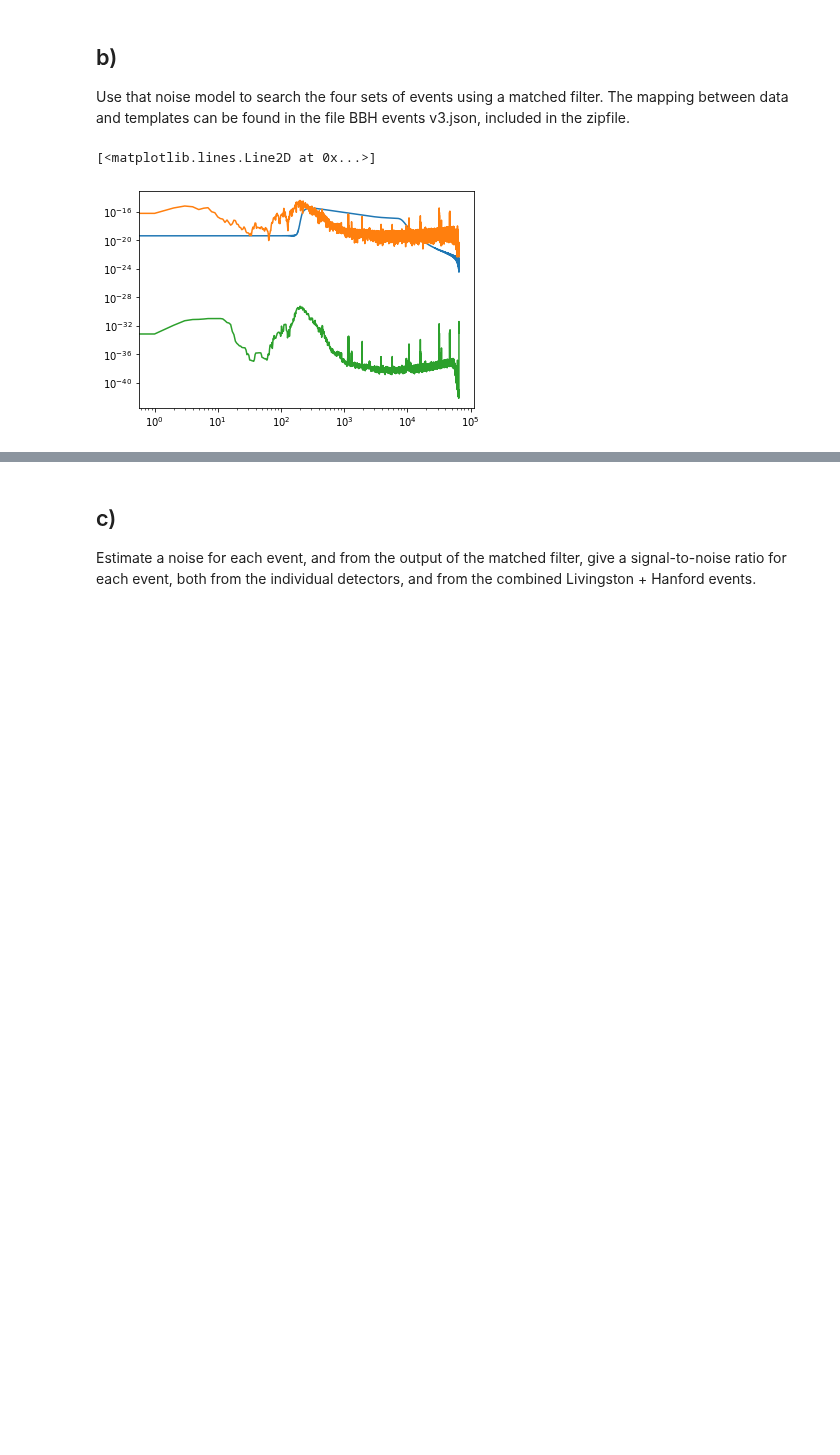
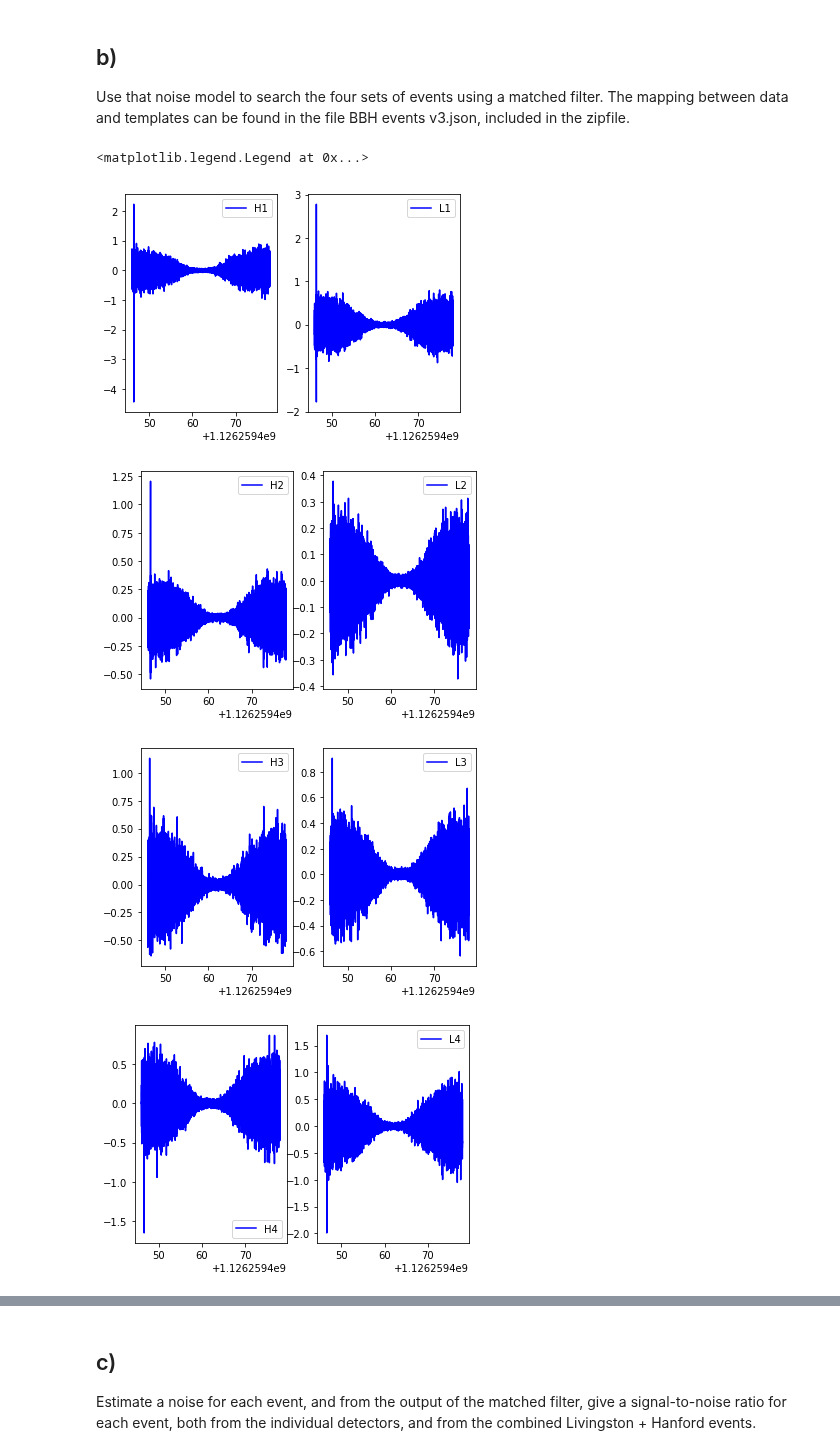
Before and after one commit to RphlFrmnt/PHYS512, a Jupyter notebook: LIGO_Assignment5/Assign_5.ipynb, the cells around one changed output, grey strips where cells are left out. Cells and saved outputs as stored; diff of their text form; code cells hidden in the pictures; blank space fills up the shorter version.

```diff
--- a/LIGO_Assignment5/Assign_5.ipynb
+++ b/LIGO_Assignment5/Assign_5.ipynb
@@ -269,7 +269,7 @@ filter. The mapping between data and templates can be found in the file
 BBH events v3.json, included in the zipfile.
 # %%
 # First let's define a function that can easily do everything done in a) for an event.
-def do_part_a_stuff(event='GW150914'):
+def do_part_a_stuff(eventname,smooth=10):
     #Load the event
     json_name = "BBH_events_v3.json"
     events = json.load(open(json_name,"r"))
@@ -328,17 +328,68 @@ def do_part_a_stuff(event='GW150914'):
     N_st_L1 = np.abs(ft_st_L1_win)**2
 
     # Let's smooth the noise
-    NS_st_H1 = smooth_vec(N_st_H1,10)
-    NS_st_L1 = smooth_vec(N_st_L1,10)
+    NS_st_H1 = smooth_vec(N_st_H1,smooth)
+    NS_st_L1 = smooth_vec(N_st_L1,smooth)
 
     return time,x,ft_st_H1_win,ft_sg_H1_win,NS_st_H1,ft_st_L1_win,ft_sg_L1_win,NS_st_L1
 # %%
-time1,x,ft_H1_strain,ft_H1_signal,ft_H1_N,ft_L1_strain,ft_L1_signal,ft_L1_N = do_part_a_stuff(event='GW150914')
-time2,x,ft_H2_strain,ft_H2_signal,ft_H2_N,ft_L2_strain,ft_L2_signal,ft_L2_N = do_part_a_stuff(event='GW151226')
-time3,x,ft_H3_strain,ft_H3_signal,ft_H3_N,ft_L3_strain,ft_L3_signal,ft_L3_N = do_part_a_stuff(event='LVT151012')
-time4,x,ft_H4_strain,ft_H4_signal,ft_H4_N,ft_L4_strain,ft_L4_signal,ft_L4_N = do_part_a_stuff(event='GW170104')
+time1,x,ft_H1_strain,ft_H1_signal,ft_H1_N,ft_L1_strain,ft_L1_signal,ft_L1_N = do_part_a_stuff('GW150914')
+time2,x,ft_H2_strain,ft_H2_signal,ft_H2_N,ft_L2_strain,ft_L2_signal,ft_L2_N = do_part_a_stuff('GW151226')
+time3,x,ft_H3_strain,ft_H3_signal,ft_H3_N,ft_L3_strain,ft_L3_signal,ft_L3_N = do_part_a_stuff('LVT151012')
+time4,x,ft_H4_strain,ft_H4_signal,ft_H4_N,ft_L4_strain,ft_L4_signal,ft_L4_N = do_part_a_stuff('GW170104')
-# %%
-mf_ft=np.conj(ft_H1_signal)*(ft_H1_strain/ft_H1_N)
-# %% [output]
-[<matplotlib.lines.Line2D at 0x...>]
-[figure, removed]
+# %%
+# using match filter to recover signal
+
+fig, (ax1, ax2) = plt.subplots(1, 2)
+# H
+mf_ft=np.conj(ft_H1_signal)*(ft_H1_strain/ft_H1_N)
+mf = np.fft.irfft(mf_ft)
+ax1.plot(time1,mf,"b",Label='H1')
+ax1.legend()
+# L
+mf_ft=np.conj(ft_L1_signal)*(ft_L1_strain/ft_L1_N)
+mf = np.fft.irfft(mf_ft)
+ax2.plot(time1,mf,"b",label="L1")
+ax2.legend()
+
+fig, (ax1, ax2) = plt.subplots(1, 2)
+# H
+mf_ft=np.conj(ft_H2_signal)*(ft_H2_strain/ft_H2_N)
+mf = np.fft.irfft(mf_ft)
+ax1.plot(time2,mf,"b",Label='H2')
+ax1.legend()
+# L
+mf_ft=np.conj(ft_L2_signal)*(ft_L2_strain/ft_L2_N)
+mf = np.fft.irfft(mf_ft)
+ax2.plot(time2,mf,"b",label="L2")
+ax2.legend()
+
+fig, (ax1, ax2) = plt.subplots(1, 2)
+# H
+mf_ft=np.conj(ft_H3_signal)*(ft_H3_strain/ft_H3_N)
+mf = np.fft.irfft(mf_ft)
+ax1.plot(time3,mf,"b",Label='H3')
+ax1.legend()
+# L
+mf_ft=np.conj(ft_L3_signal)*(ft_L3_strain/ft_L3_N)
+mf = np.fft.irfft(mf_ft)
+ax2.plot(time3,mf,"b",label="L3")
+ax2.legend()
+
+fig, (ax1, ax2) = plt.subplots(1, 2)
+# H
+mf_ft=np.conj(ft_H4_signal)*(ft_H4_strain/ft_H4_N)
+mf = np.fft.irfft(mf_ft)
+ax1.plot(time4,mf,"b",Label='H4')
+ax1.legend()
+# L
+mf_ft=np.conj(ft_L4_signal)*(ft_L4_strain/ft_L4_N)
+mf = np.fft.irfft(mf_ft)
+ax2.plot(time4,mf,"b",label="L4")
+ax2.legend()
+# %% [output]
+<matplotlib.legend.Legend at 0x...>
+[figure, added]
+[figure, added]
+[figure, added]
+[figure, added]
```
Also changed, not shown: parts of 2 cells of this notebook.
